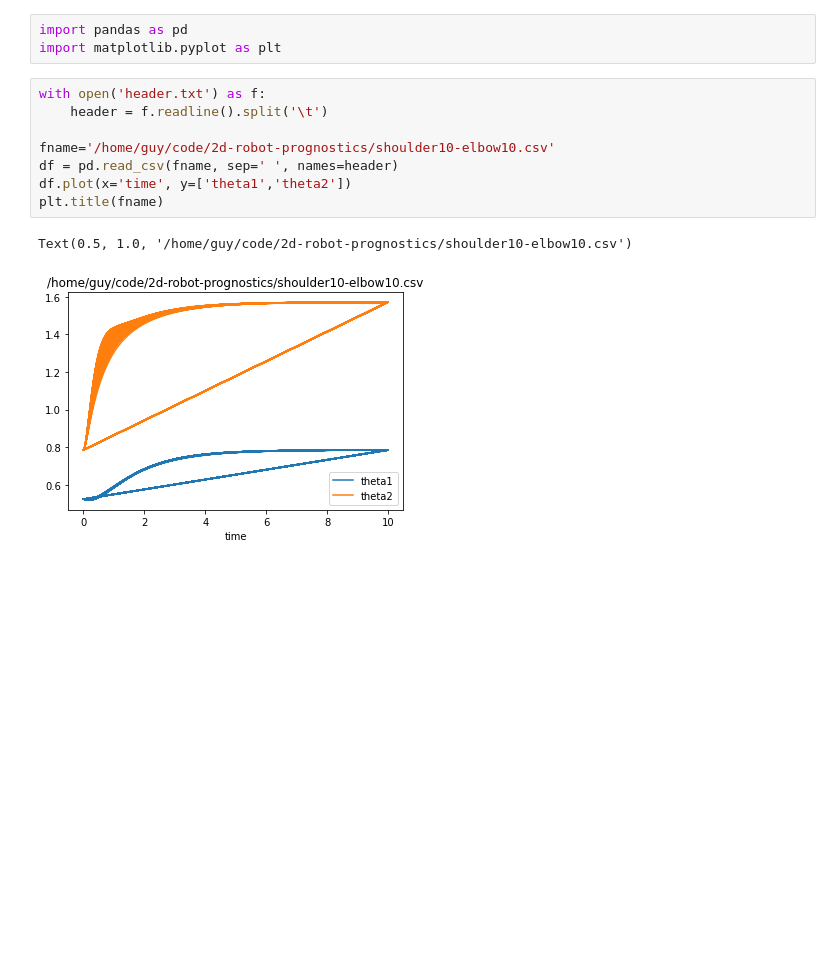
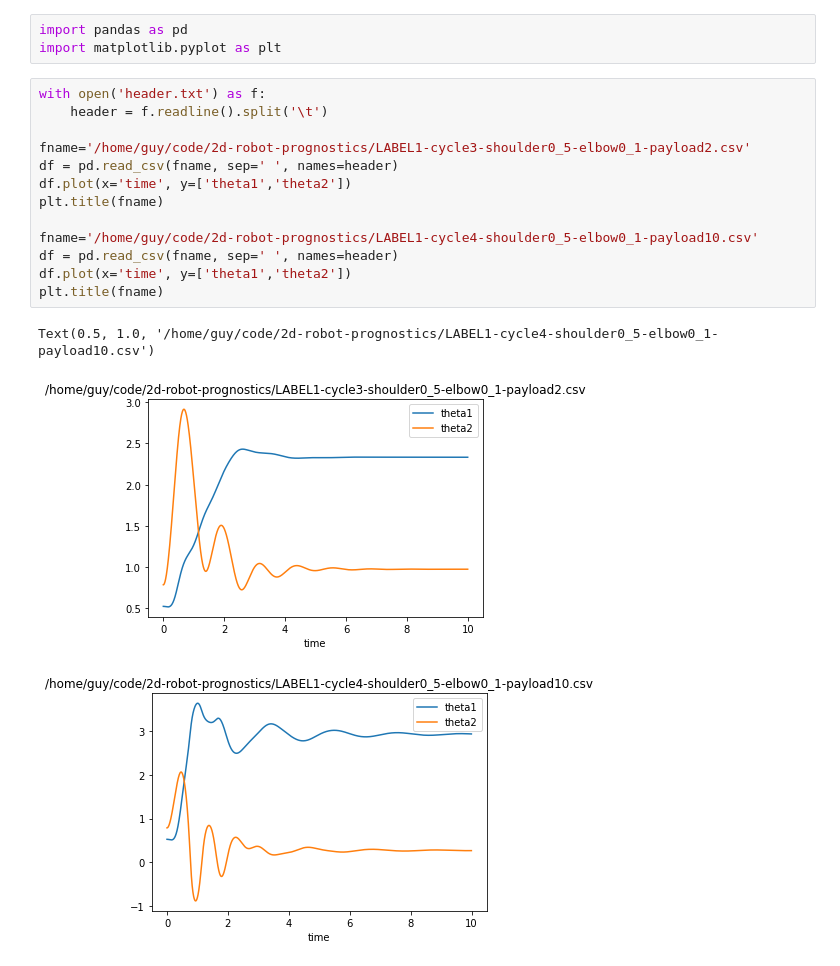
Before and after one commit to jdekarske/2d-robot-prognostics, a Jupyter notebook: visualization.ipynb, the cells around one changed output. Drawn from its saved outputs; the diff is of its cells as text; blank space fills up the shorter version.

Commit message:
add payload implementation

```diff
--- a/visualization.ipynb
+++ b/visualization.ipynb
@@ -4,14 +4,20 @@ import matplotlib.pyplot as plt
 # %%
 with open('header.txt') as f:
     header = f.readline().split('\t')
 
-fname='/home/guy/code/2d-robot-prognostics/shoulder10-elbow10.csv'
+fname='/home/guy/code/2d-robot-prognostics/LABEL1-cycle3-shoulder0_5-elbow0_1-payload2.csv'
 df = pd.read_csv(fname, sep=' ', names=header)
 df.plot(x='time', y=['theta1','theta2'])
 plt.title(fname)
+
+fname='/home/guy/code/2d-robot-prognostics/LABEL1-cycle4-shoulder0_5-elbow0_1-payload10.csv'
+df = pd.read_csv(fname, sep=' ', names=header)
+df.plot(x='time', y=['theta1','theta2'])
+plt.title(fname)
 # %% [output]
-Text(0.5, 1.0, '/home/guy/code/2d-robot-prognostics/shoulder10-elbow10.csv')
+Text(0.5, 1.0, '/home/guy/code/2d-robot-prognostics/LABEL1-cycle4-shoulder0_5-elbow0_1-payload10.csv')
-[figure, old version]
+[figure, new version]
+[figure, added]
 # %%
 df.plot(x='x', y='y')
 plt.title(fname)
```
Also changed, not shown: parts of 1 cell of this notebook, 2 other files.
